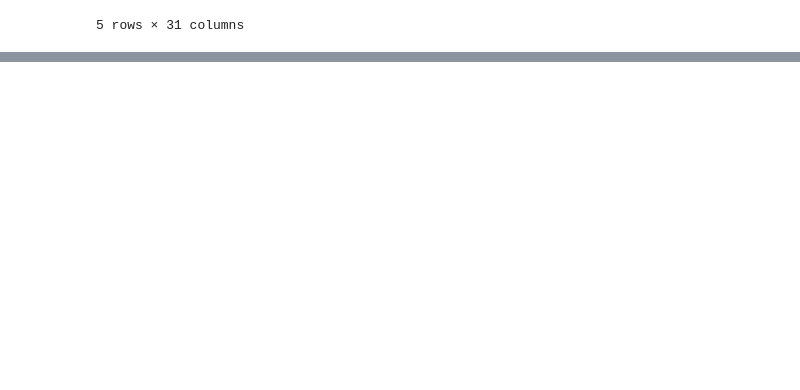
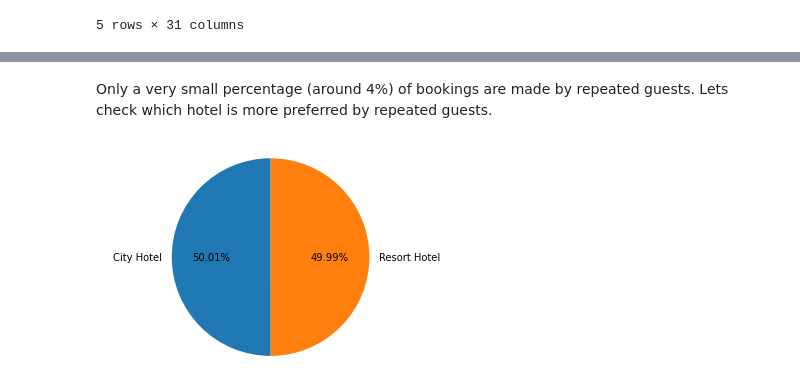
Before and after one commit to connect-midhunr/eda-hotel-booking, a Jupyter notebook: EDA_Hotel_Booking_Analysis_Capstone_Project.ipynb, the cells around one changed output, grey strips where cells are left out. Saved outputs shown, nothing was run; the diff lists cells and outputs as text; code cells hidden in the pictures; blank space fills up the shorter version.

```diff
--- a/EDA_Hotel_Booking_Analysis_Capstone_Project.ipynb
+++ b/EDA_Hotel_Booking_Analysis_Capstone_Project.ipynb
@@ -372,0 +441,10 @@ hotel_df['total_guests'] = hotel_df['adults'] + hotel_df['children'] + hotel_df[
+# %% [markdown]
+Only a very small percentage (around 4%) of bookings are made by repeated guests. Lets check which hotel is more preferred by repeated guests.
+# %%
+# subset of dataframe with only repeated guests
+hotel_df_rptd = hotel_df[hotel_df['is_repeated_guest'] == 'repeated guest']
+
+# plot a pie chart to show % of repeated guests from each hotel
+plot_pie_chart_from_column(hotel_df_rptd, 'hotel')
+# %% [output]
+[figure, added]
```
Also changed, not shown: parts of 17 cells of this notebook.
